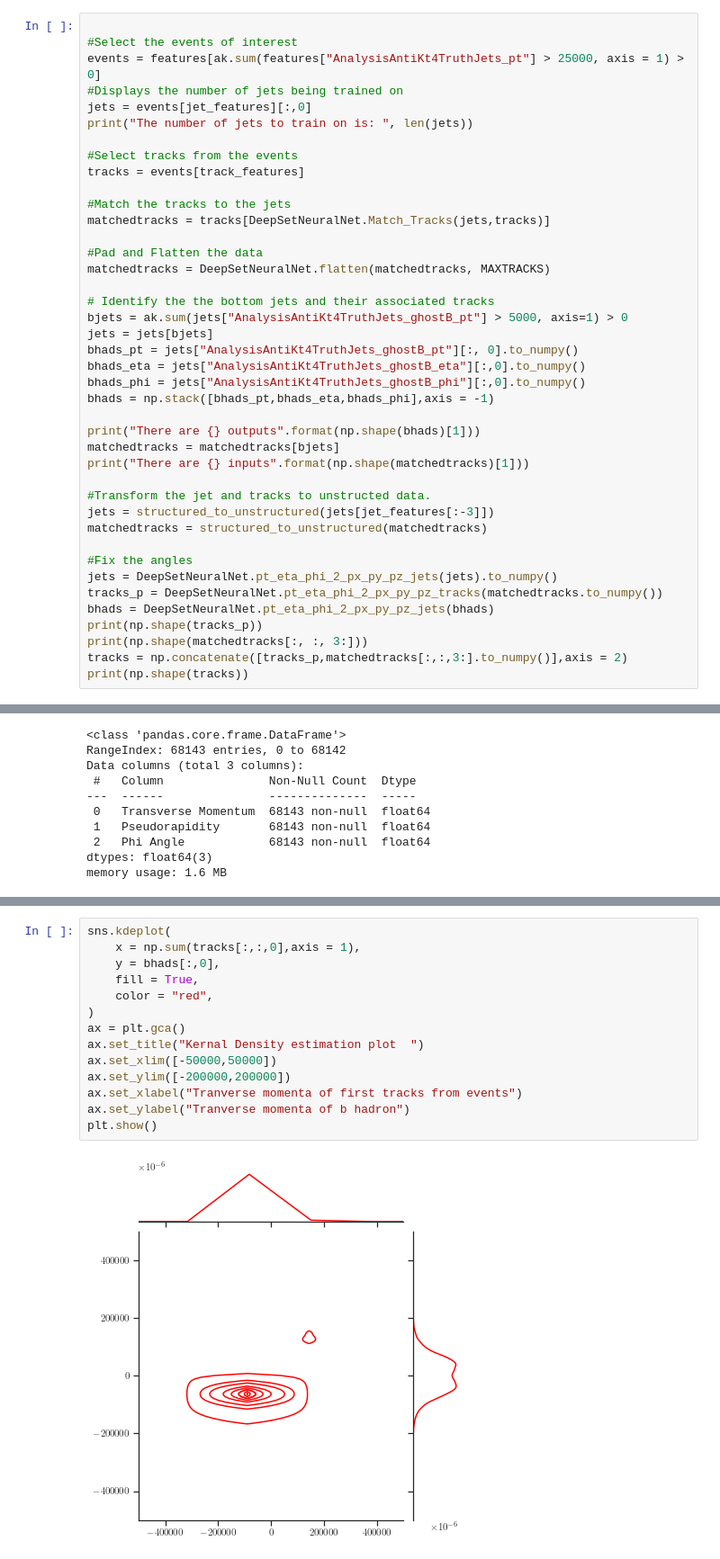
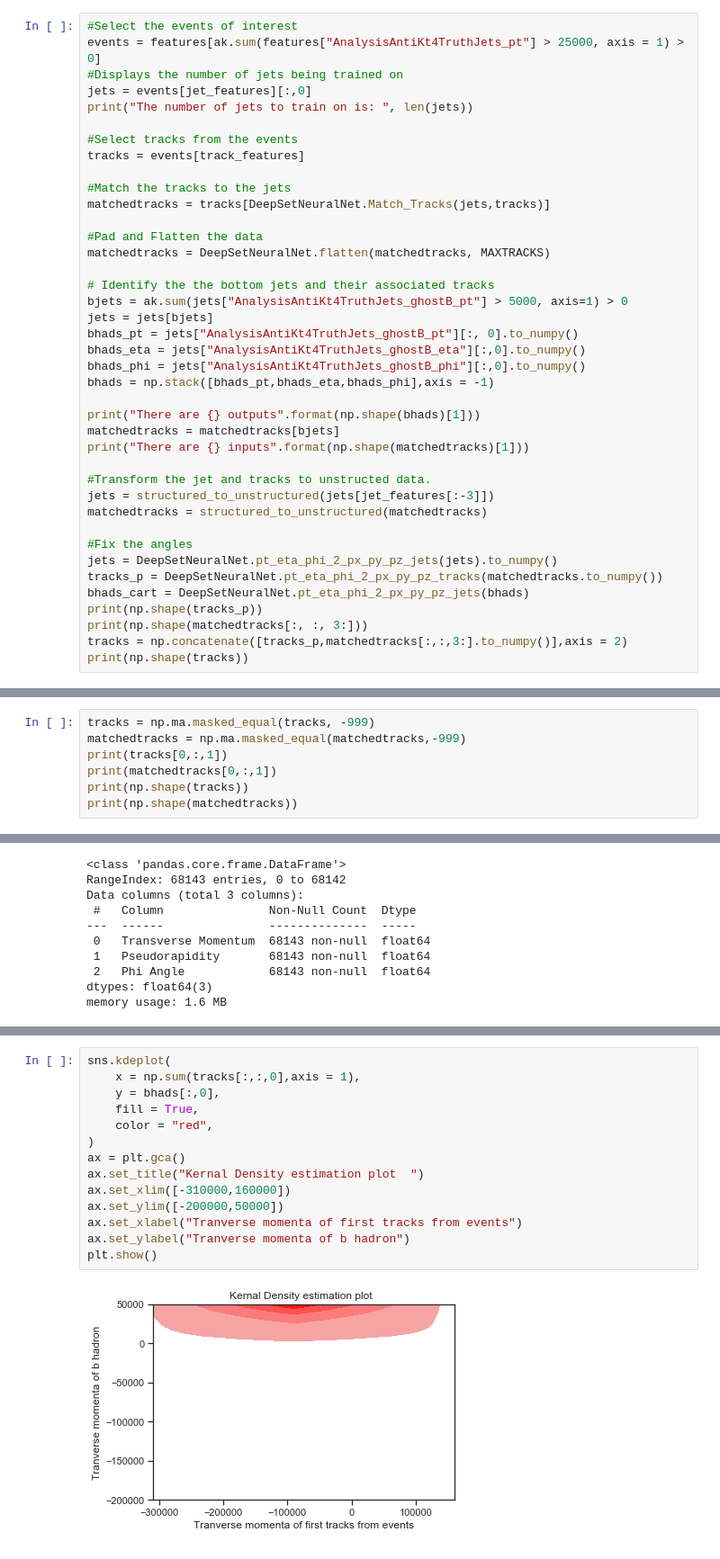
Before and after one commit to InquisitorNova/hffragKaylen, a Jupyter notebook: EDA.ipynb, the cells around one changed output, grey strips where cells are left out. Shown at 90% size. Cells and saved outputs as stored; diff of their text form.

```diff
--- a/EDA.ipynb
+++ b/EDA.ipynb
@@ -148,7 +149,6 @@ Tracks_pt
 [figure]
 <Figure size 432x288 with 0 Axes>
 # %%
-
 #Select the events of interest
 events = features[ak.sum(features["AnalysisAntiKt4TruthJets_pt"] > 25000, axis = 1) > 0]
 #Displays the number of jets being trained on
@@ -183,7 +183,7 @@ matchedtracks = structured_to_unstructured(matchedtracks)
 #Fix the angles
 jets = DeepSetNeuralNet.pt_eta_phi_2_px_py_pz_jets(jets).to_numpy()
 tracks_p = DeepSetNeuralNet.pt_eta_phi_2_px_py_pz_tracks(matchedtracks.to_numpy())
-bhads = DeepSetNeuralNet.pt_eta_phi_2_px_py_pz_jets(bhads)
+bhads_cart = DeepSetNeuralNet.pt_eta_phi_2_px_py_pz_jets(bhads)
 print(np.shape(tracks_p))
 print(np.shape(matchedtracks[:, :, 3:]))
 tracks = np.concatenate([tracks_p,matchedtracks[:,:,3:].to_numpy()],axis = 2)
@@ -197,0 +209,7 @@ There are 32 inputs
+# %%
+tracks = np.ma.masked_equal(tracks, -999)
+matchedtracks = np.ma.masked_equal(matchedtracks,-999)
+print(tracks[0,:,1])
+print(matchedtracks[0,:,1])
+print(np.shape(tracks))
+print(np.shape(matchedtracks))
@@ -445,19 +936,19 @@ KeyboardInterrupt:
 # %%
 sns.kdeplot(
     x = np.sum(tracks[:,:,0],axis = 1),
     y = bhads[:,0],
     fill = True,
     color = "red",
 )
 ax = plt.gca()
 ax.set_title("Kernal Density estimation plot  ")
-ax.set_xlim([-50000,50000])
-ax.set_ylim([-200000,200000])
+ax.set_xlim([-310000,160000])
+ax.set_ylim([-200000,50000])
 ax.set_xlabel("Tranverse momenta of first tracks from events")
 ax.set_ylabel("Tranverse momenta of b hadron")
 plt.show()
 # %% [output]
-[figure, old version]
+[figure, new version]
 # %%
 sns.jointplot(
     x = tracks[:,0,1],
```
Also changed, not shown: parts of 82 cells of this notebook, 1 other file.
